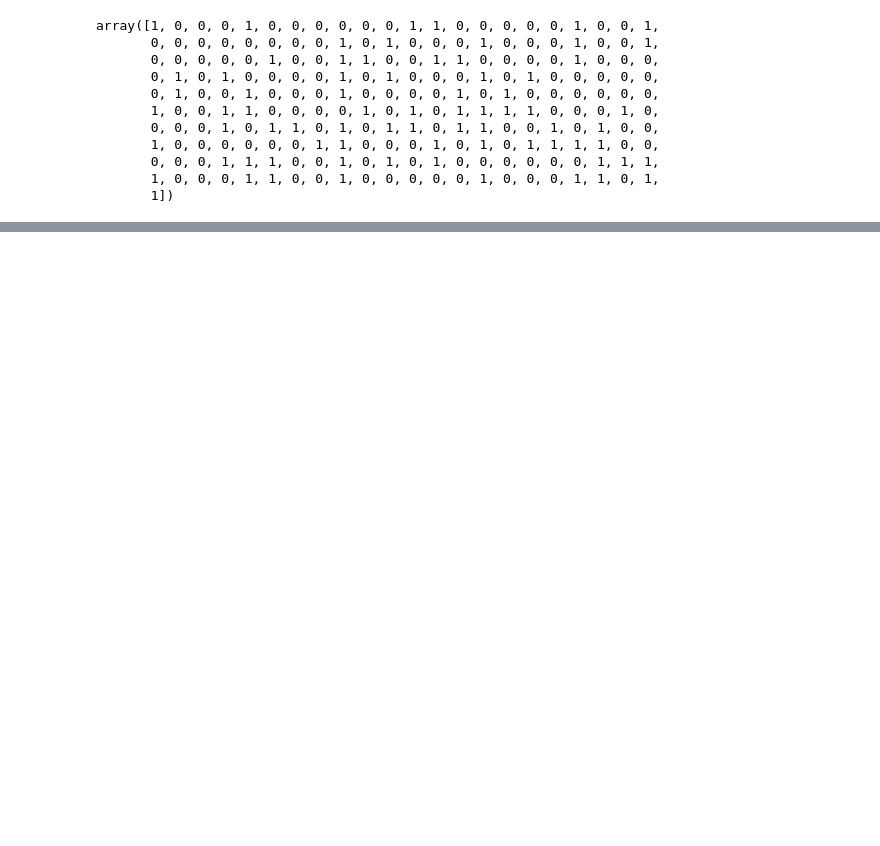
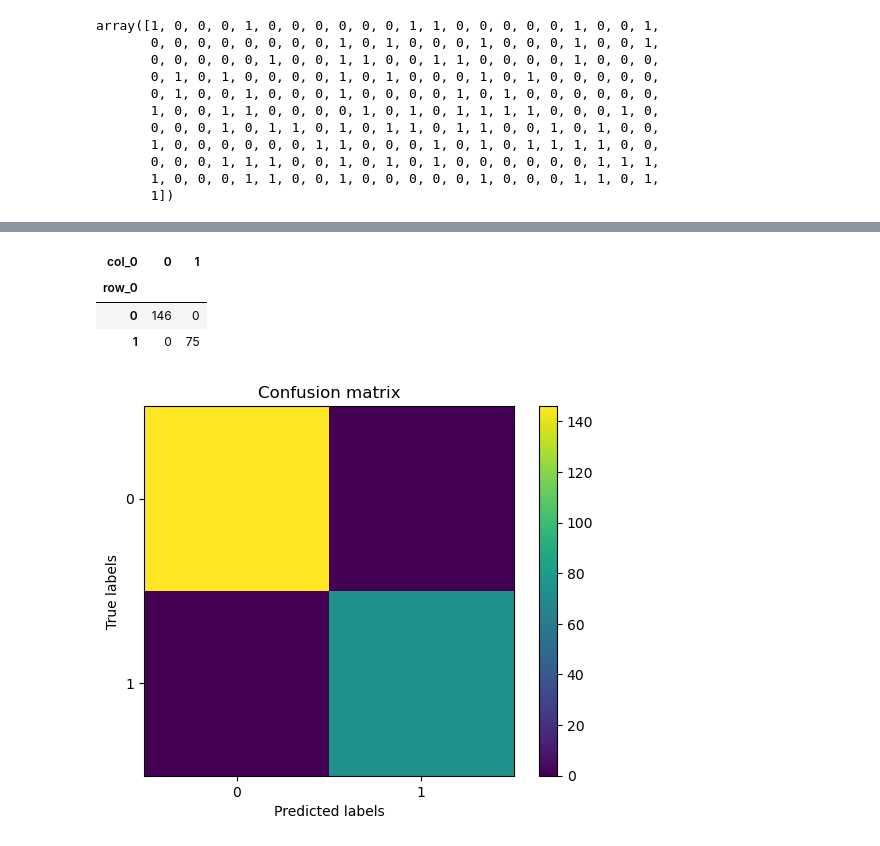
Before and after one commit to Gervig/Business-Intelligence, a Jupyter notebook: MP3/MP3 - Casper.ipynb, the cells around one changed output, grey strips where cells are left out. Drawn from its saved outputs; the diff is of its cells as text; code cells hidden in the pictures; blank space fills up the shorter version.

```diff
--- a/MP3/MP3 - Casper.ipynb
+++ b/MP3/MP3 - Casper.ipynb
@@ -662,0 +670,21 @@ confusion_mat
+# %%
+confusion = pd.crosstab(y_test,y_testp)
+confusion
+# %% [output]
+| col_0 | 0 | 1 |
+| row_0 |  |  |
+| 0 | 146 | 0 |
+| 1 | 0 | 75 |
+# %%
+# Visualize confusion matrix
+plt.imshow(confusion_mat, interpolation='nearest')
+plt.title('Confusion matrix')
+plt.colorbar()
+ticks = np.arange(2)
+plt.xticks(ticks, ticks)
+plt.yticks(ticks, ticks)
+plt.ylabel('True labels')
+plt.xlabel('Predicted labels')
+plt.show()
+# %% [output]
+[figure, added]
```
Also changed, not shown: parts of 20 cells of this notebook.
